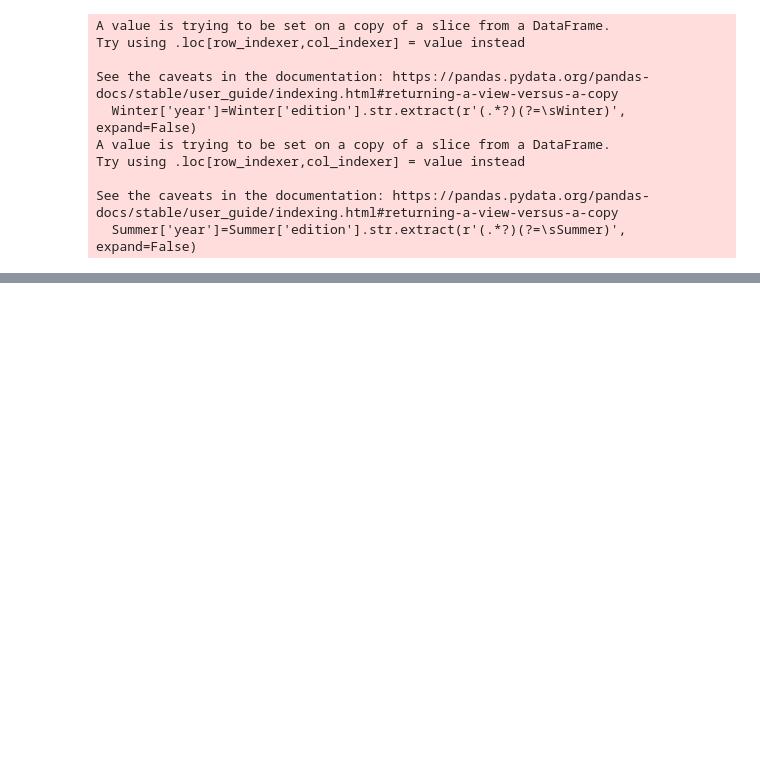
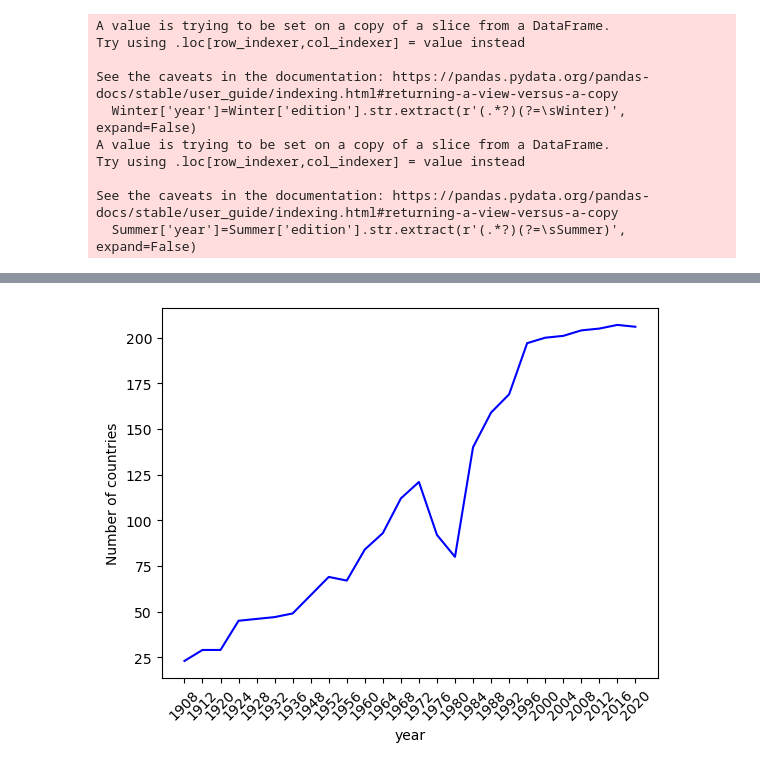
Before and after one commit to tristanpadiou/Group-Project-1, a Jupyter notebook: ishosting.ipynb, the cells around one changed output, grey strips where cells are left out. Saved outputs shown, nothing was run; the diff lists cells and outputs as text; code cells hidden in the pictures; blank space fills up the shorter version.

```diff
--- a/ishosting.ipynb
+++ b/ishosting.ipynb
@@ -80,0 +60,11 @@ participantssummer.plot(title='Number of participants in Summer Olympics')
+# %%
+#Let's try to explain the big variation in the number of participants in the summer
+# olympics by looking at the number of countries participating.
+countriessummer=pd.DataFrame(Summer.groupby(['year'])['country_noc'].nunique())
+countriessummer=countriessummer.rename(columns={'country_noc':'total countries'})
+countriessummer=sns.lineplot(data=countriessummer, x='year', y='total countries',legend='auto', color='blue')
+plt.ylabel('Number of countries')
+plt.xticks(rotation=45)
+plt.show()
+# %% [output]
+[figure, added]
```
Also changed, not shown: parts of 17 cells of this notebook.
